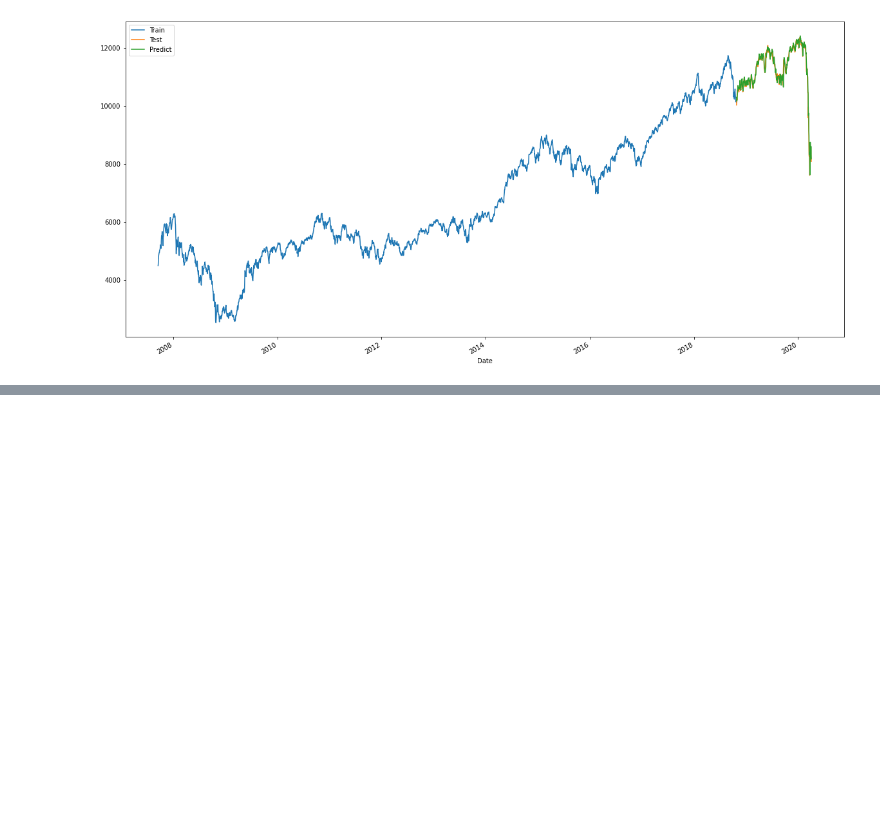
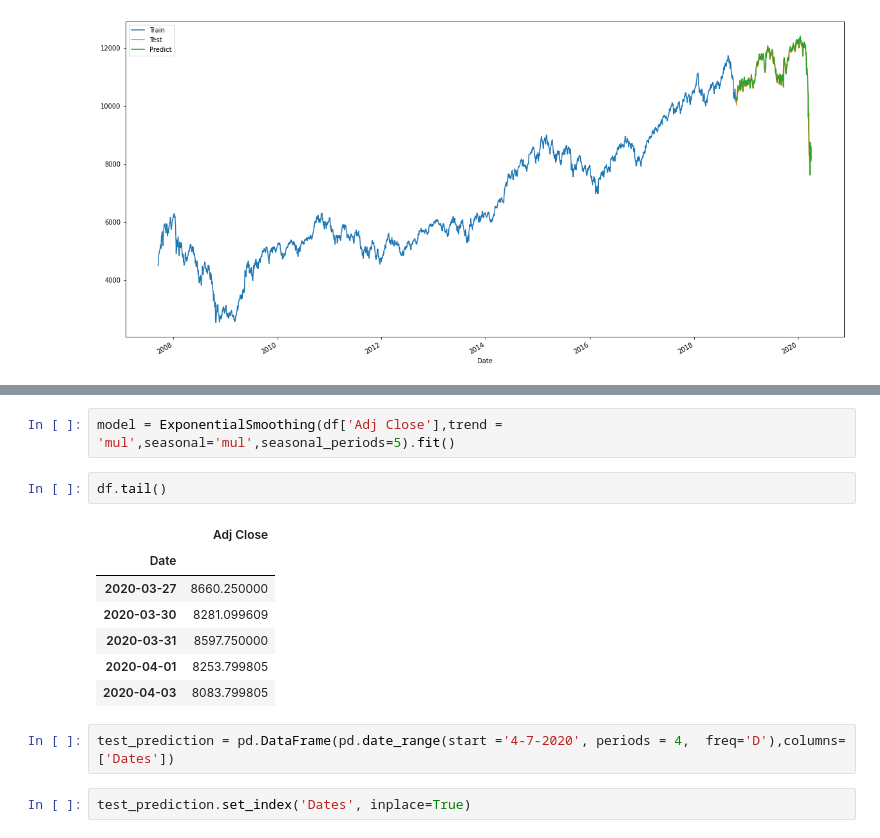
Before and after one commit to jesvin1/Basics, a Jupyter notebook: Nifty_Prediction.ipynb, the cells around one changed output, grey strips where cells are left out. Drawn from its saved outputs; the diff is of its cells as text; blank space fills up the shorter version.

```diff
--- a/Nifty_Prediction.ipynb
+++ b/Nifty_Prediction.ipynb
@@ -539,0 +573,16 @@ test_prediction.plot(legend=True,label='Predict')
+# %%
+model = ExponentialSmoothing(df['Adj Close'],trend = 'mul',seasonal='mul',seasonal_periods=5).fit()
+# %%
+df.tail()
+# %% [output]
+|  | Adj Close |
+| Date |  |
+| 2020-03-27 | 8660.250000 |
+| 2020-03-30 | 8281.099609 |
+| 2020-03-31 | 8597.750000 |
+| 2020-04-01 | 8253.799805 |
+| 2020-04-03 | 8083.799805 |
+# %%
+test_prediction = pd.DataFrame(pd.date_range(start ='4-7-2020', periods = 4,  freq='D'),columns=['Dates'])
+# %%
+test_prediction.set_index('Dates', inplace=True)
```
Also changed, not shown: parts of 11 cells of this notebook.
